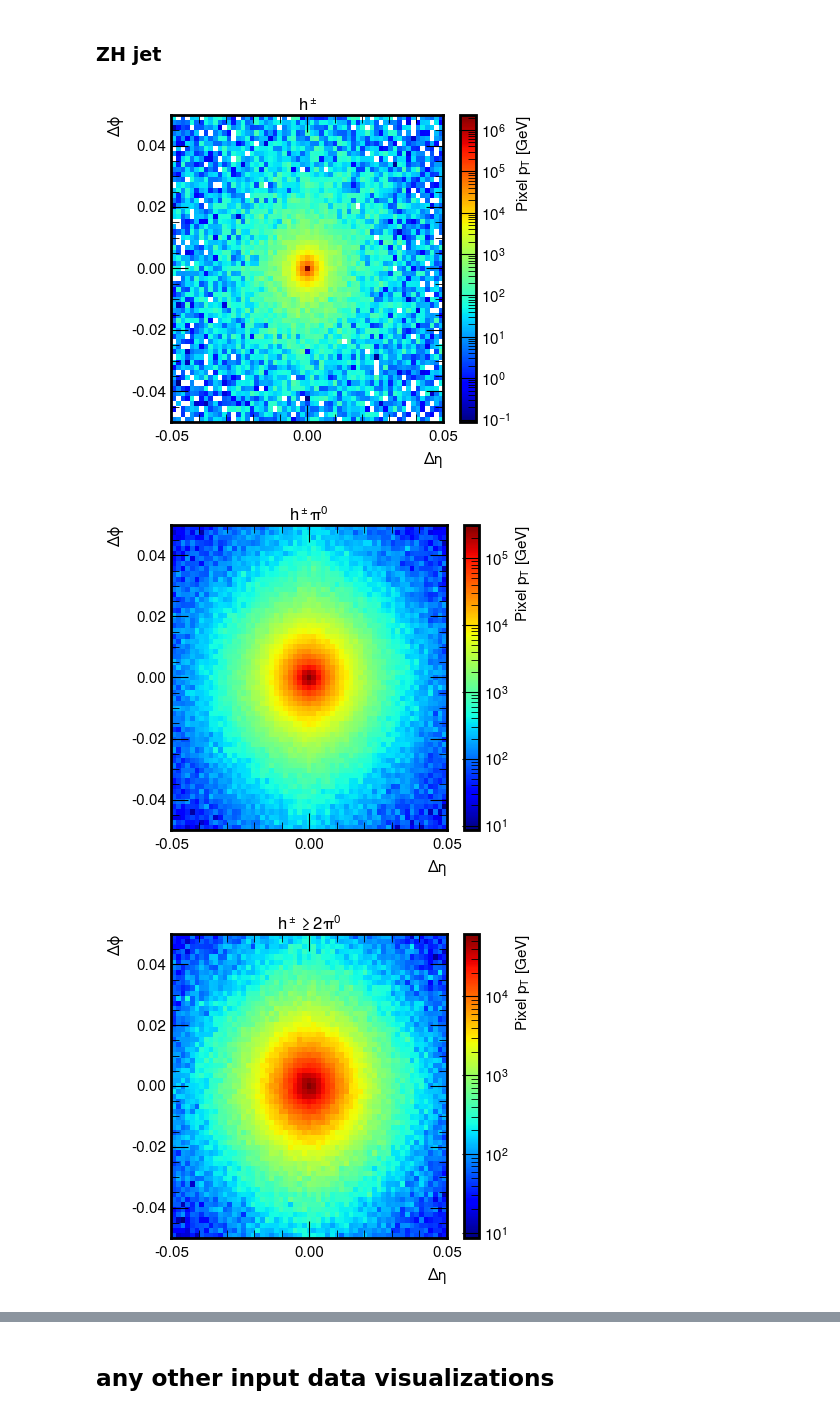
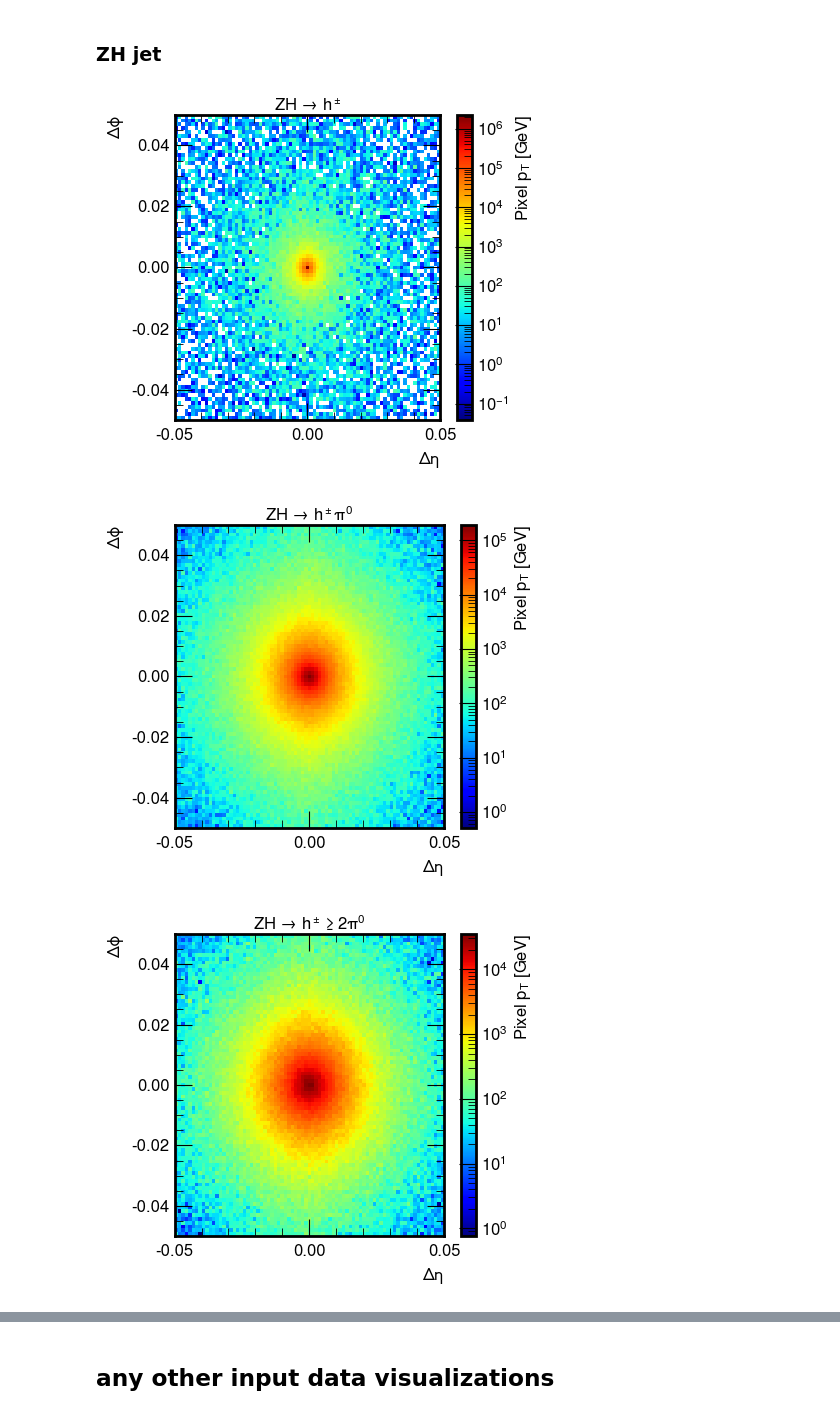
Before and after one commit to HEP-KBFI/ml-tau-en-reg, a Jupyter notebook: notebooks/data_intro.ipynb, the cells around one changed output, grey strips where cells are left out. Cells and saved outputs as stored; diff of their text form; code cells hidden in the pictures.

```diff
--- a/notebooks/data_intro.ipynb
+++ b/notebooks/data_intro.ipynb
@@ -522,10 +582,10 @@ if False:
 # %%
 # Define the decay modes you are interested in
 decay_modes_of_interest = np.arange(len(remap_d))
-#decay_modes_of_interest = [0, 3]
+decay_modes_of_interest = [0, 3]
 
 #count_idx = [1,3]
-count_idx = [1,2,3,4,5,6]
+#count_idx = [1,2,3,4,5,6]
 
 
 # Loop through each decay mode
@@ -536,7 +596,7 @@ for idx_decaymode in range(len(decay_modes_of_interest)):
     #print(z_remap[0][mask])
 
     # Create a new figure for each decay mode
-    plt.figure(figsize=(5, 4.5))
+    plt.figure(figsize=(5.5, 4.5))
 
     # Flatten arrays and apply the mask
     z_delta_eta_flat = ak.to_numpy(ak.flatten(z_delta_eta[z_mask]))
@@ -546,23 +606,26 @@ for idx_decaymode in range(len(decay_modes_of_interest)):
     # Plot the 2D histogram of z_delta_eta and z_delta_phi weighted by pt
     hist2d = plt.hist2d(z_delta_eta_flat,
                         z_delta_phi_flat,
-                        bins=np.linspace(-0.05, 0.05, 60),
+                        bins=np.linspace(-0.05, 0.05, 70),
                         weights=pt_flat,
                         norm=mpl.colors.LogNorm(),
                         cmap=mpl.cm.jet)
-    plt.xlabel(r"$\Delta \eta$", fontsize=11)
-    plt.ylabel(r"$\Delta \phi$", fontsize=11)
-    plt.title(f'{remap_d[decay_modes_of_interest[idx_decaymode]]}', fontsize=12, pad=3, rotation='horizontal')
+    plt.xlabel(r"$\Delta \eta$", fontsize=12)
+    plt.ylabel(r"$\Delta \phi$", fontsize=12)
+    plt.title(f'Z → {remap_d[decay_modes_of_interest[idx_decaymode]]}', fontsize=12, pad=3, rotation='horizontal')
 
     # Create colorbar
     cbar = plt.colorbar(hist2d[3])
-    cbar.set_label('Pixel $p_T$ [GeV]', fontsize=11)
+    cbar.set_label('Pixel $p_T$ [GeV]', fontsize=12)
 
     # Set tick parameters for x, y, and colorbar axes
-    plt.xticks(fontsize=11)
-    plt.yticks(fontsize=11)
-    cbar.ax.tick_params(labelsize=11)
+    plt.xticks(fontsize=12)
+    plt.yticks(fontsize=12)
+    cbar.ax.tick_params(labelsize=12)
 
     plt.tight_layout()
+
+    #plt.savefig(f'jet_2D_shapes_DM{decay_modes_of_interest[idx_decaymode]}.pdf')
+
     plt.show()
 # %% [output]
@@ -581,41 +640,41 @@ decay_modes_of_interest = np.arange(len(remap_d))
 
 # Loop through each decay mode
 for idx_decaymode in range(len(decay_modes_of_interest)):
     zh_mask = ((zh_remap[0] == decay_modes_of_interest[idx_decaymode]))# & (ak.num(zh_delta_eta)==count_idx[idx_decaymode]))  # Mask for the current decay mode
 
     #print(zh_remap[0][mask])
 
     # Create a new figure for each decay mode
     plt.figure(figsize=(5, 4.5))
 
     # Flatten arrays and apply the mask
     zh_delta_eta_flat = ak.to_numpy(ak.flatten(zh_delta_eta[zh_mask]))
     zh_delta_phi_flat = ak.to_numpy(ak.flatten(zh_delta_phi[zh_mask]))
     pt_flat = ak.to_numpy(ak.flatten(zh_reco_cand_p4s.pt[zh_mask]))
 
     # Plot the 2D histogram of zh_delta_eta and zh_delta_phi weighted by pt
     hist2d = plt.hist2d(zh_delta_eta_flat,
                         zh_delta_phi_flat,
-                        bins=np.linspace(-0.05, 0.05, 60),
+                        bins=np.linspace(-0.05, 0.05, 80),
                         weights=pt_flat,
                         norm=mpl.colors.LogNorm(),
                         cmap=mpl.cm.jet)
-    plt.xlabel(r"$\Delta \eta$", fontsize=11)
-    plt.ylabel(r"$\Delta \phi$", fontsize=11)
-    plt.title(f'{remap_d[decay_modes_of_interest[idx_decaymode]]}', fontsize=12, pad=3, rotation='horizontal')
+    plt.xlabel(r"$\Delta \eta$", fontsize=12)
+    plt.ylabel(r"$\Delta \phi$", fontsize=12)
+    plt.title(f'ZH → {remap_d[decay_modes_of_interest[idx_decaymode]]}', fontsize=12, pad=3, rotation='horizontal')
 
     # Create colorbar
     cbar = plt.colorbar(hist2d[3])
-    cbar.set_label('Pixel $p_T$ [GeV]', fontsize=11)
+    cbar.set_label('Pixel $p_T$ [GeV]', fontsize=12)
 
     # Set tick parameters for x, y, and colorbar axes
-    plt.xticks(fontsize=11)
-    plt.yticks(fontsize=11)
-    cbar.ax.tick_params(labelsize=11)
+    plt.xticks(fontsize=12)
+    plt.yticks(fontsize=12)
+    cbar.ax.tick_params(labelsize=12)
 
     plt.tight_layout()
     plt.show()
 # %% [output]
-[figure, old version]
+[figure, new version]
-[figure, old version]
+[figure, new version]
-[figure, old version]
+[figure, new version]
```
Also changed, not shown: parts of 18 cells of this notebook.
